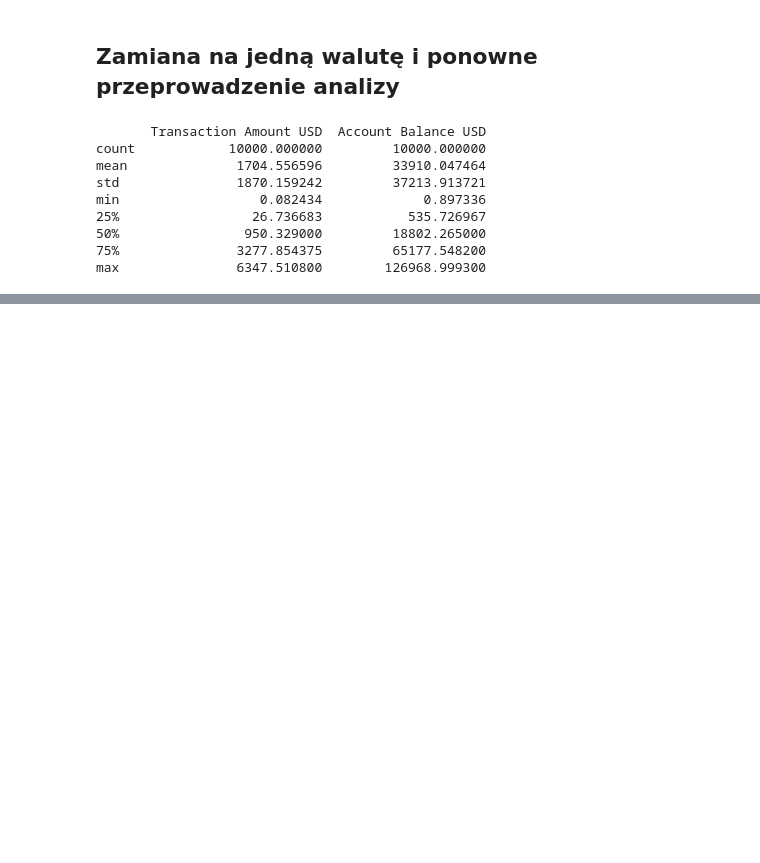
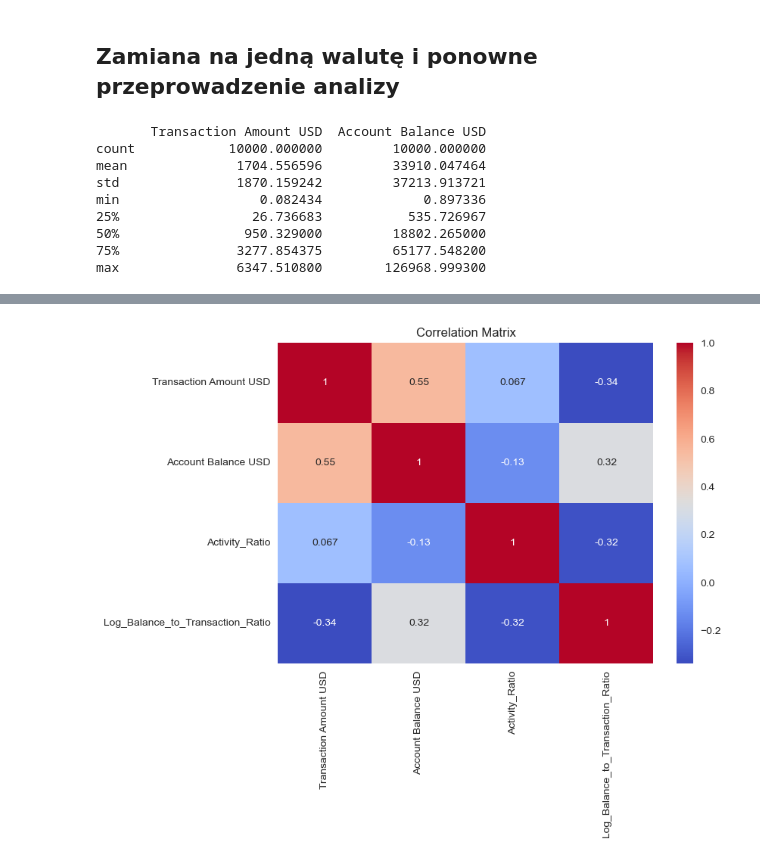
Before and after one commit to wiktoriakawa/IntroductionToMachineLearning-Project2, a Jupyter notebook: budowa_krok_1i2_3.ipynb, the cells around one changed output, grey strips where cells are left out. Saved outputs shown, nothing was run; the diff lists cells and outputs as text; code cells hidden in the pictures; blank space fills up the shorter version.

```diff
--- a/budowa_krok_1i2_3.ipynb
+++ b/budowa_krok_1i2_3.ipynb
@@ -371,0 +390,9 @@ df['Balance_to_Transaction_Ratio'] = df['Account Balance USD'] / df['Transaction
+# %%
+df['Account_Type_Original'] = df['Account Type'].copy()
+df = pd.get_dummies(df, columns=['Account Type'], prefix='Account_Type')
+df['Transaction_Amount_Relative_to_Mean'] = df['Transaction Amount USD'] / df.groupby('Account_Type_Original')['Transaction Amount USD'].transform('mean')
+df = df.drop('Account_Type_Original', axis=1)
+# %%
+df = pd.get_dummies(df, columns=['Currency'], prefix='Currency')
+# %%
+df['Log_Activity_Ratio'] = np.log1p(df['Activity_Ratio'].clip(lower=1e-6))
@@ -371,0 +411,7 @@ df['Balance_to_Transaction_Ratio'] = df['Account Balance USD'] / df['Transaction
+# %%
+correlation_matrix = df[['Transaction Amount USD', 'Account Balance USD', 'Activity_Ratio', 'Log_Balance_to_Transaction_Ratio']].corr()
+sns.heatmap(correlation_matrix, annot=True, cmap='coolwarm')
+plt.title('Correlation Matrix')
+plt.show()
+# %% [output]
+[figure, added]
```
Also changed, not shown: parts of 40 cells of this notebook.
